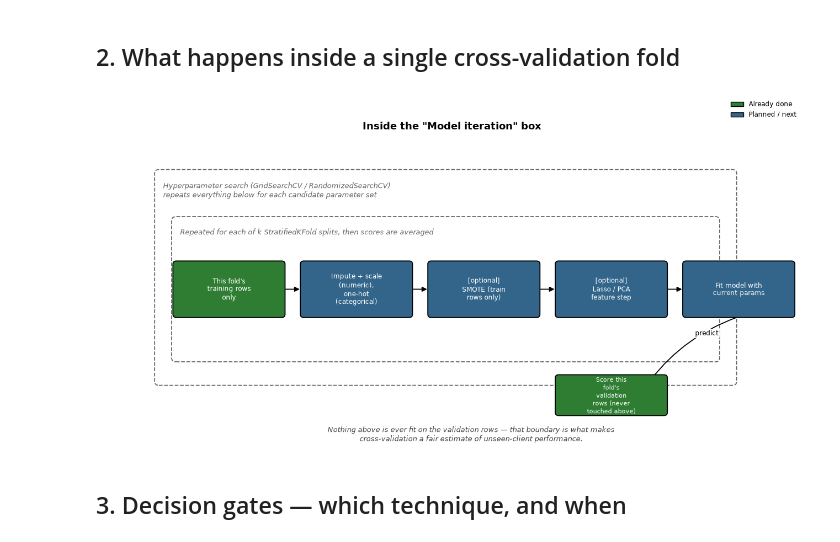
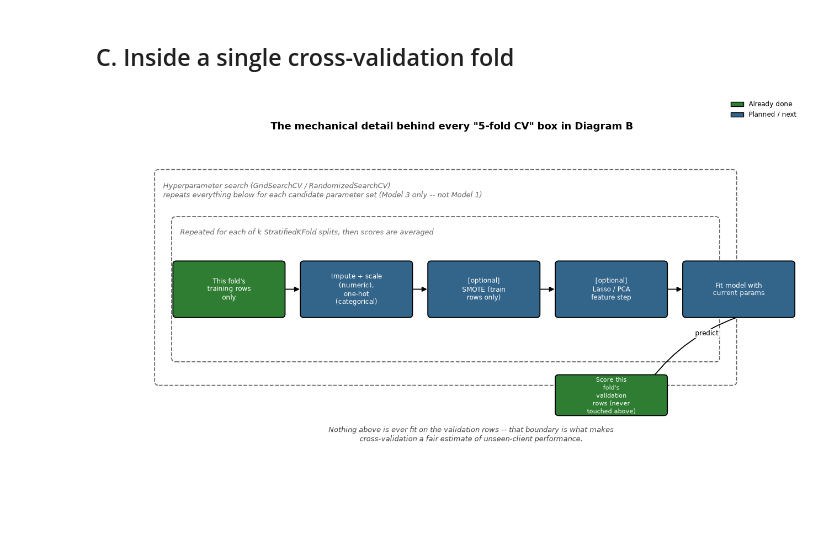
Before and after one commit to roy-nfisch/ds-fraud-in-electricity-and-gas, a Jupyter notebook: process_visualisation.ipynb, the cells around one changed output. Drawn from its saved outputs; the diff is of its cells as text; code cells hidden in the pictures; blank space fills up the shorter version.

```diff
--- a/process_visualisation.ipynb
+++ b/process_visualisation.ipynb
@@ -40,13 +42,13 @@ PALETTE = {
     "next": "#33658A",
     "gate": "#F4A300",
     "stop": "#D62828",
-    "note": "#EDEDED",
+    "note": "#E7E7E7",
 }
 TEXT_ON_DARK = "white"
 TEXT_ON_LIGHT = "black"
 
 
-def draw_box(ax, center, width, height, text, kind="next", fontsize=9.5, wrap=20):
+def draw_box(ax, center, width, height, text, kind="next", fontsize=9.5, wrap=20, style="normal"):
     x, y = center
     color = PALETTE[kind]
     text_color = TEXT_ON_LIGHT if kind in ("gate", "note") else TEXT_ON_DARK
@@ -57,7 +59,7 @@ def draw_box(ax, center, width, height, text, kind="next", fontsize=9.5, wrap=20
     )
     ax.add_patch(box)
     ax.text(x, y, textwrap.fill(text, wrap), ha="center", va="center",
-             fontsize=fontsize, color=text_color, zorder=3, linespacing=1.3)
+             fontsize=fontsize, color=text_color, zorder=3, linespacing=1.3, style=style)
 
 
 def draw_diamond(ax, center, width, height, text, fontsize=9.0, wrap=18):
@@ -99,7 +101,7 @@ def draw_group(ax, lower_left, width, height, label):
 def add_legend(ax, kinds, loc="lower center", ncol=2, anchor=None):
     labels = {
         "done": "Already done", "next": "Planned / next",
-        "gate": "Decision gate", "stop": "Stop / warning",
+        "gate": "Decision gate", "stop": "Stop / warning", "note": "Reasoning / evidence note",
     }
     handles = [Patch(facecolor=PALETTE[k], edgecolor="black", label=labels[k]) for k in kinds]
     kwargs = {"bbox_to_anchor": anchor} if anchor else {}
@@ -176,36 +265,34 @@ plt.show()
 # %% [markdown]
-## 2. What happens inside a single cross-validation fold
+## C. Inside a single cross-validation fold
 # %%
 fig, ax = new_diagram((13, 6.5), (-1, 15.5), (-1.2, 6.5),
-                       "Inside the \"Model iteration\" box")
+                       "The mechanical detail behind every \"5-fold CV\" box in Diagram B")
 
-draw_group(ax, (0.3, 0.3), 13.6, 5.4, "Hyperparameter search (GridSearchCV / RandomizedSearchCV)\nrepeats everything below for each candidate parameter set")
+draw_group(ax, (0.3, 0.3), 13.6, 5.4, "Hyperparameter search (GridSearchCV / RandomizedSearchCV)\nrepeats everything below for each candidate parameter set (Model 3 only -- not Model 1)")
 draw_group(ax, (0.7, 0.9), 12.8, 3.6, "Repeated for each of k StratifiedKFold splits, then scores are averaged")
 
 draw_box(ax, (2.0, 2.7), 2.6, 1.4, "This fold's\ntraining rows\nonly", "done", fontsize=8.5, wrap=14)
 draw_box(ax, (5.0, 2.7), 2.6, 1.4, "Impute + scale\n(numeric),\none-hot (categorical)", "next", fontsize=8.5, wrap=14)
 draw_box(ax, (8.0, 2.7), 2.6, 1.4, "[optional]\nSMOTE\n(train rows only)", "next", fontsize=8.5, wrap=14)
 draw_box(ax, (11.0, 2.7), 2.6, 1.4, "[optional]\nLasso / PCA\nfeature step", "next", fontsize=8.5, wrap=14)
 draw_box(ax, (14.0, 2.7), 2.6, 1.4, "Fit model with\ncurrent params", "next", fontsize=8.5, wrap=14)
 
 draw_arrow(ax, (3.3, 2.7), (3.7, 2.7))
 draw_arrow(ax, (6.3, 2.7), (6.7, 2.7))
 draw_arrow(ax, (9.3, 2.7), (9.7, 2.7))
 draw_arrow(ax, (12.3, 2.7), (12.7, 2.7))
 
 draw_box(ax, (11.0, 0.0), 2.6, 1.0, "Score this fold's\nvalidation rows\n(never touched above)", "done", fontsize=8, wrap=14)
 draw_arrow(ax, (14.0, 2.0), (11.9, 0.35), curve=0.15,
            label="predict", label_offset=(0.3, 0.4))
 
 ax.text(7.7, -1.0,
-        "Nothing above is ever fit on the validation rows — that boundary is what makes\n"
+        "Nothing above is ever fit on the validation rows -- that boundary is what makes\n"
         "cross-validation a fair estimate of unseen-client performance.",
         ha="center", va="center", fontsize=9, style="italic", color="#444444")
 
 add_legend(ax, ["done", "next"], loc="upper right", ncol=1, anchor=(1.0, 1.15))
 plt.tight_layout()
 plt.show()
 # %% [output]
-[figure, old version]
+[figure, new version]
-# %% [markdown]
-## 3. Decision gates — which technique, and when
```
Also changed, not shown: parts of 13 cells of this notebook.
